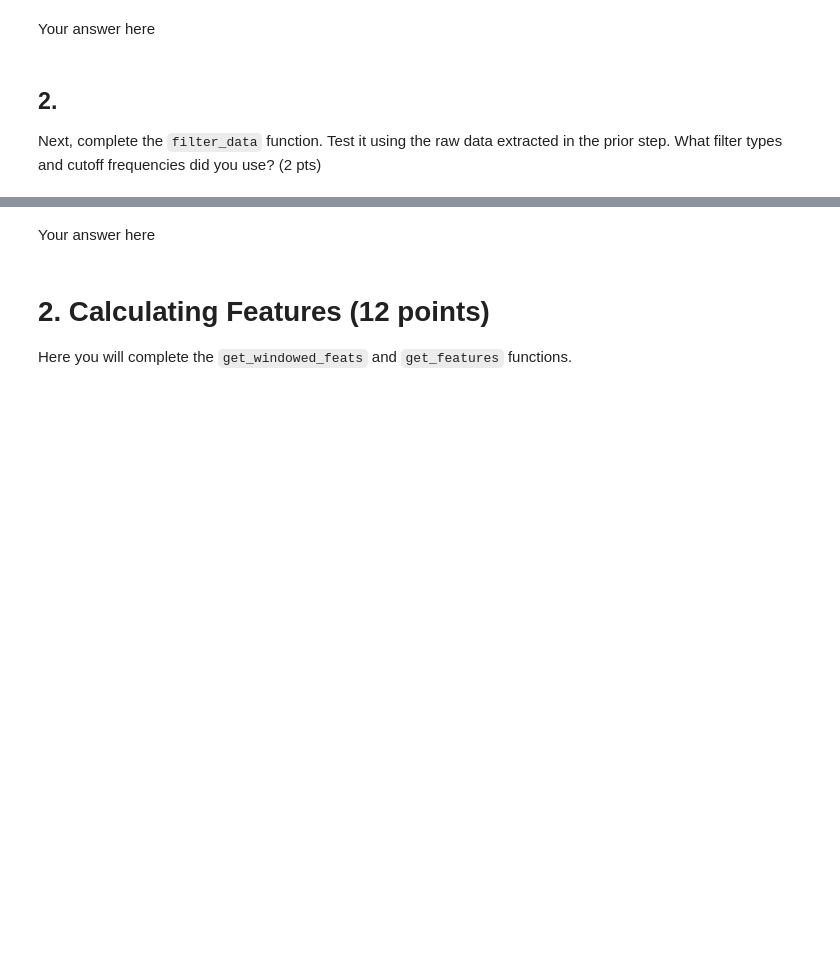
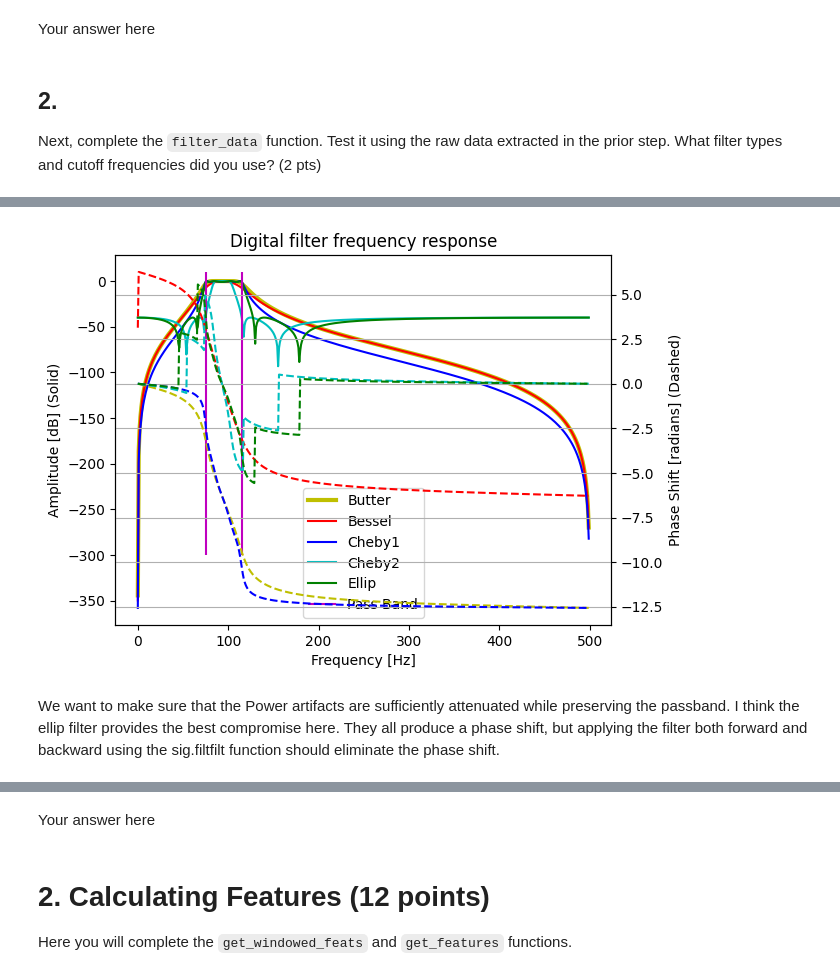
Before and after one commit to rotom303/Final_Project, a Jupyter notebook: Final_Project_Part_1_Questions.ipynb, the cells around one changed output, grey strips where cells are left out. Cells and saved outputs as stored; diff of their text form; code cells hidden in the pictures; blank space fills up the shorter version.

```diff
--- a/Final_Project_Part_1_Questions.ipynb
+++ b/Final_Project_Part_1_Questions.ipynb
@@ -137 +244,43 @@ Next, complete the `filter_data` function. Test it using the raw data extracted
+# %%
+# Testing Different Filters
+fc = [75,115]
+order = 4; rp = 1; rs = 40; bandtype = "band"
+
+fig, ax1 = plt.subplots();
+ax1.set_title('Digital filter frequency response')
+ax1.set_ylabel('Amplitude [dB] (Solid)'); ax1.set_xlabel('Frequency [Hz]')
+ax2 = ax1.twinx(); ax2.set_ylabel('Phase Shift [radians] (Dashed)')
+
+b, a = sig.butter(order,fc,btype="band",fs=fs)
+w, h = sig.freqz(b, a, fs=fs); angles = np.unwrap(np.angle(h))
+c = 'y';ax1.plot(w, 20 * np.log10(abs(h)), color=c,linewidth=3)
+ax2.plot(w, angles, color=c,linestyle = 'dashed')
+
+b, a = sig.bessel(order,fc,btype=bandtype,fs=fs)
+w, h = sig.freqz(b, a, fs=fs); angles = np.unwrap(np.angle(h))
+c = 'r';ax1.plot(w, 20 * np.log10(abs(h)), color=c)
+ax2.plot(w, angles, color=c,linestyle = 'dashed')
+
+b, a = sig.cheby1(order,rp,fc,btype=bandtype,fs=fs)
+w, h = sig.freqz(b, a, fs=fs); angles = np.unwrap(np.angle(h))
+c = 'b';ax1.plot(w, 20 * np.log10(abs(h)), color=c)
+ax2.plot(w, angles, color=c,linestyle = 'dashed')
+
+b, a = sig.cheby2(order,rs,fc,btype=bandtype,fs=fs)
+w, h = sig.freqz(b, a, fs=fs); angles = np.unwrap(np.angle(h))
+c = 'c';ax1.plot(w, 20 * np.log10(abs(h)), color=c)
+ax2.plot(w, angles, color=c,linestyle = 'dashed')
+
+b, a = sig.ellip(order,rp,rs,fc,btype=bandtype,fs=fs)
+w, h = sig.freqz(b, a, fs=fs); angles = np.unwrap(np.angle(h))
+c = 'g';ax1.plot(w, 20 * np.log10(abs(h)), color=c)
+ax2.plot(w, angles, color=c,linestyle = 'dashed')
+
+ax1.vlines(fc,-300,10,'m')
+ax1.legend(["Butter","Bessel","Cheby1","Cheby2","Ellip","Pass Band"])
+ax2.grid(True); ax2.axis('tight'); plt.show()
+# %% [output]
+[figure, added]
+# %% [markdown]
+We want to make sure that the Power artifacts are sufficiently attenuated while preserving the passband. I think the ellip filter provides the best compromise here. They all produce a phase shift, but applying the filter both forward and backward using the sig.filtfilt function should eliminate the phase shift.
 # %%
```
Also changed, not shown: parts of 20 cells of this notebook.
